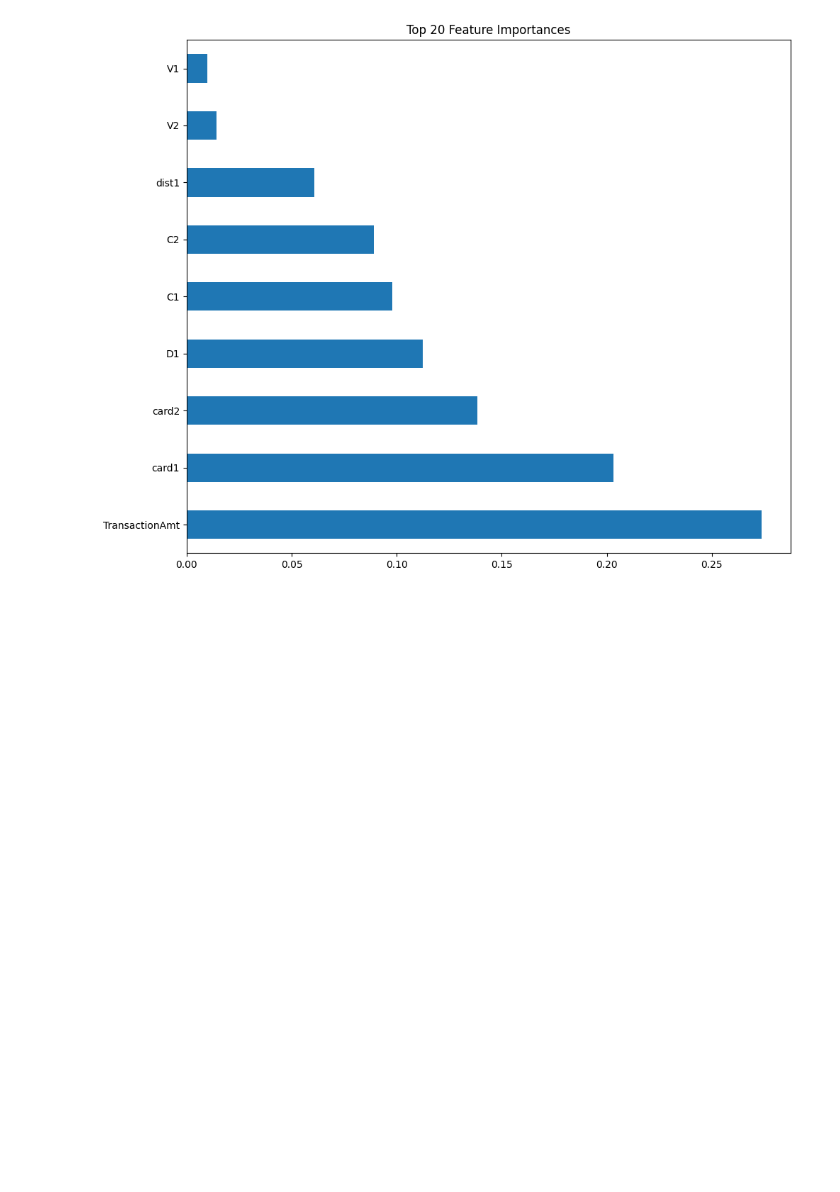
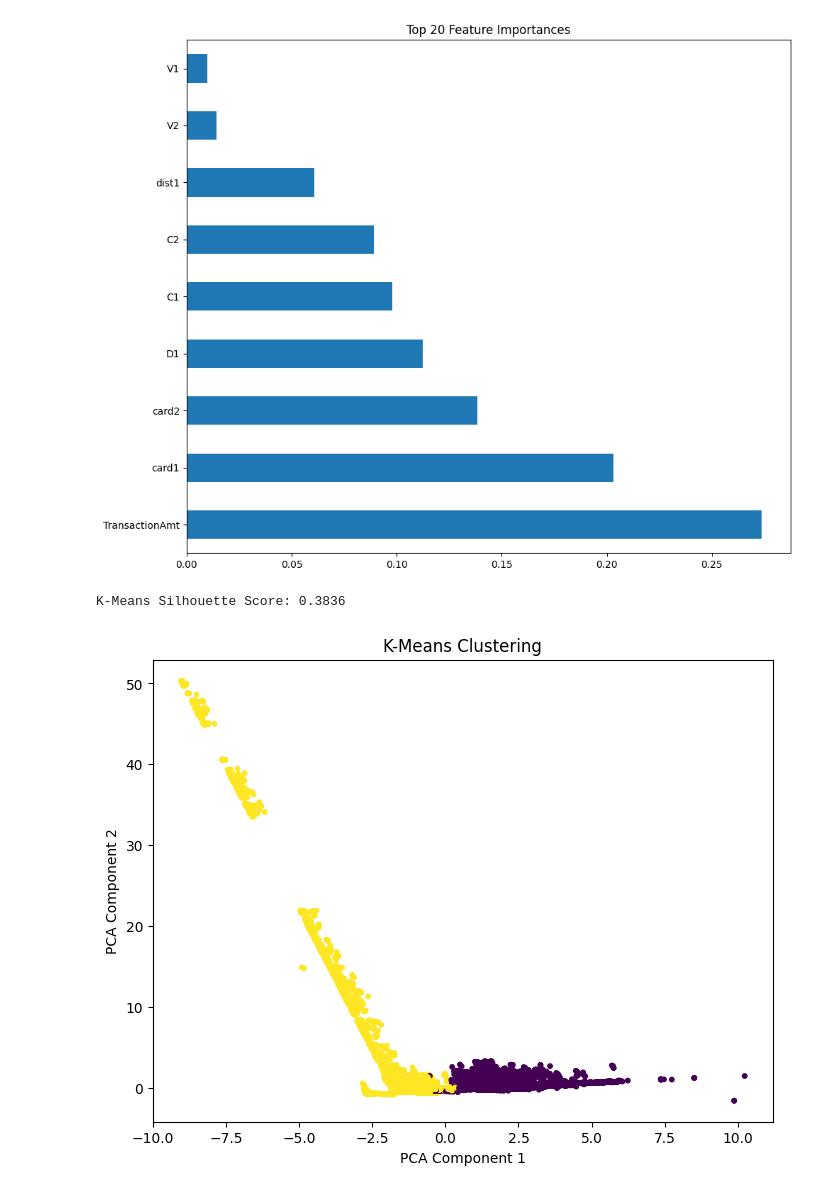
Before and after one commit to Jose-SN/Fraud-Detection, a Jupyter notebook: transactions.ipynb, the cells around one changed output. Drawn from its saved outputs; the diff is of its cells as text; code cells hidden in the pictures; blank space fills up the shorter version.

```diff
--- a/transactions.ipynb
+++ b/transactions.ipynb
@@ -241,3 +241,31 @@ if hasattr(best_model, 'feature_importances_'):
     plt.show()
 # %% [output]
 [figure]
+# %%
+from sklearn.cluster import KMeans, DBSCAN
+from sklearn.decomposition import PCA
+from sklearn.metrics import silhouette_score
+
+# We'll use the same scaled feature set (X_train_scaled)
+# Optional: Reduce dimensionality for visualization
+pca = PCA(n_components=2)
+X_pca = pca.fit_transform(X_train_scaled)
+
+# --- K-Means Clustering ---
+kmeans = KMeans(n_clusters=2, random_state=42)
+kmeans_labels = kmeans.fit_predict(X_train_scaled)
+
+# Evaluate K-Means
+kmeans_silhouette = silhouette_score(X_train_scaled, kmeans_labels)
+print(f"K-Means Silhouette Score: {kmeans_silhouette:.4f}")
+
+# Visualization
+plt.figure(figsize=(8, 6))
+plt.scatter(X_pca[:, 0], X_pca[:, 1], c=kmeans_labels, cmap='viridis', s=10)
+plt.title("K-Means Clustering")
+plt.xlabel("PCA Component 1")
+plt.ylabel("PCA Component 2")
+plt.show()
+# %% [output]
+K-Means Silhouette Score: 0.3836
+[figure, added]
```
Also changed, not shown: parts of 2 cells of this notebook.
